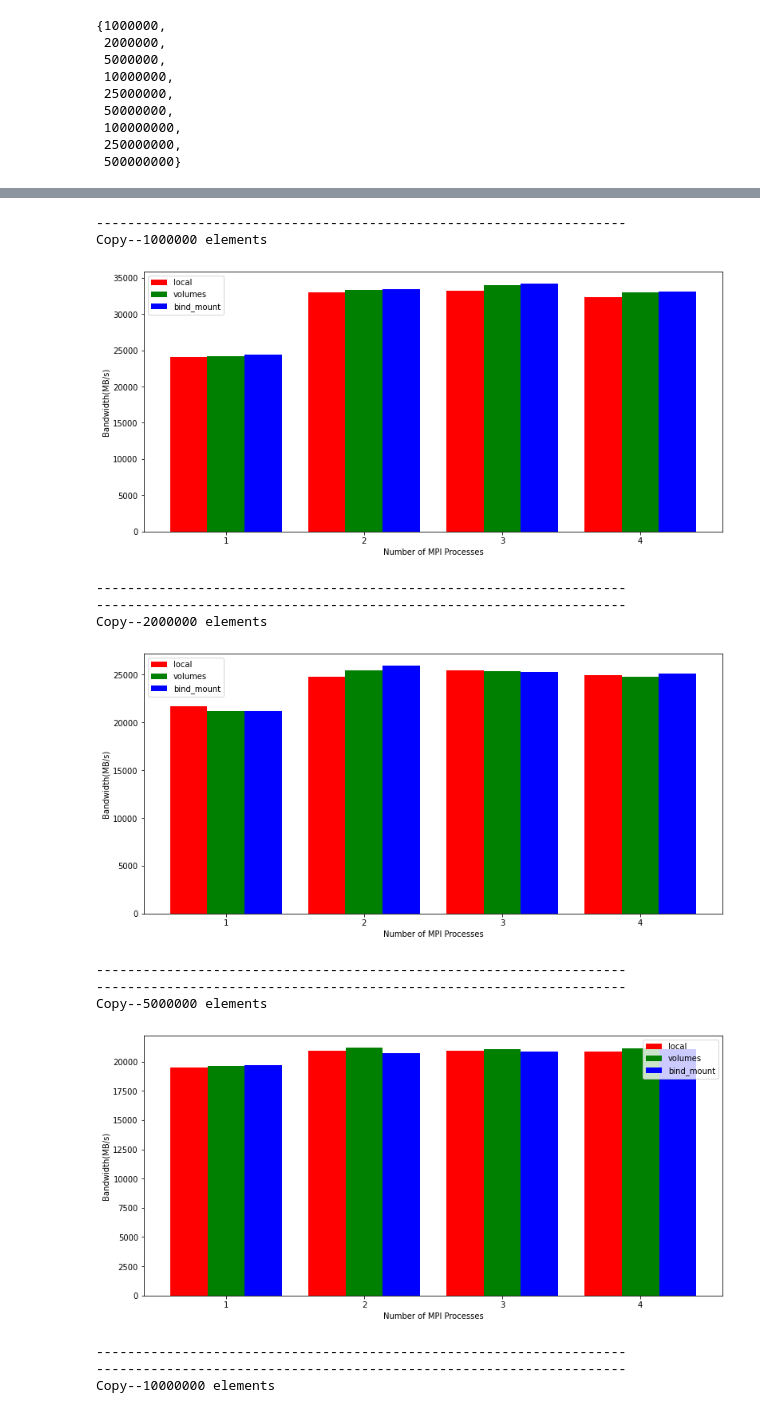
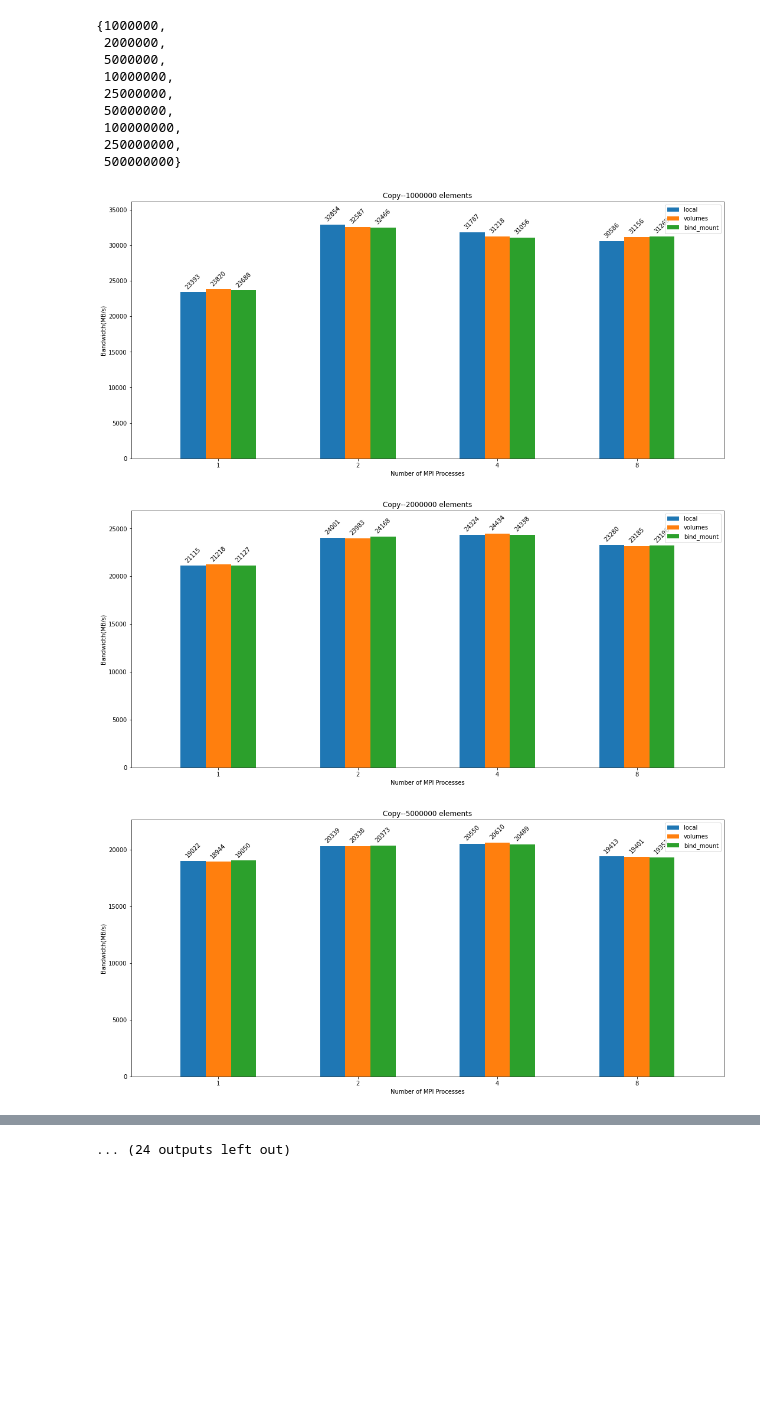
Before and after one commit to Ankur19/STREAM_Benchmark_Tests, a Jupyter notebook: STREAM_Plots.ipynb, the cells around one changed output, grey strips where cells are left out. Saved outputs shown, nothing was run; the diff lists cells and outputs as text; code cells hidden in the pictures; blank space fills up the shorter version.

Commit message:
Added plots

```diff
--- a/STREAM_Plots.ipynb
+++ b/STREAM_Plots.ipynb
@@ -39,47 +40,66 @@ set(list(df_local["NumElements"]))
  100000000,
  250000000,
  500000000}
+# %%
+def autolabel(rects, xpos='center'):
+    """
+    Attach a text label above each bar in *rects*, displaying its height.
+
+    *xpos* indicates which side to place the text w.r.t. the center of
+    the bar. It can be one of the following {'center', 'right', 'left'}.
+    """
+
+    xpos = xpos.lower()  # normalize the case of the parameter
+    ha = {'center': 'center', 'right': 'left', 'left': 'right'}
+    offset = {'center': 0.5, 'right': 0.57, 'left': 0.43}  # x_txt = x + w*off
+
+    for rect in rects:
+        height = rect.get_height()
+        ax.text(rect.get_x() + rect.get_width()*offset[xpos], 1.01*height,
+                '{}'.format(height), ha=ha[xpos], va='bottom', rotation=45)
 # %%
 read_write = ["Copy", "Scale", "Add", "Triad"]
-num_proc = [1,2,3,4]
+num_proc = [1,2,4,8]
 num_part = [1000000,2000000,5000000,10000000,25000000,50000000,100000000,250000000,500000000]
-width = 0.27
+width = 0.18
 ind = np.arange(4)
 
 
 for i in read_write:
     df1 = df_local[df_local["Type"]==i]
     df2 = df_volume[df_volume["Type"]==i]
     df3 = df_bind[df_bind["Type"]==i]
 
     for j in num_part:
         df11 = df1[df1["NumElements"]==j]
         df22 = df2[df2["NumElements"]==j]
         df33 = df3[df3["NumElements"]==j]
-        print("--------------------------------------------------------------------")
-        print(i + "--" + str(j) + " elements")
-        fig = plt.figure(figsize=(13, 6))
+
+        fig = plt.figure(figsize=(18, 8))
         ax = fig.add_subplot(111)
         xvals = []
         yvals = []
         zvals = []
         for k in num_proc:
-            xvals.append(float(df11[df11["Processes"]==k]["Bandwidth"]))
-            yvals.append(float(df22[df22["Processes"]==k]["Bandwidth"]))
-            zvals.append(float(df33[df33["Processes"]==k]["Bandwidth"]))
+            xvals.append(int(df11[df11["Processes"]==k]["Bandwidth"]))
+            yvals.append(int(df22[df22["Processes"]==k]["Bandwidth"]))
+            zvals.append(int(df33[df33["Processes"]==k]["Bandwidth"]))
 
-        rects1 = ax.bar(ind, xvals, width, color='r')
-        rects2 = ax.bar([i+width for i in ind], yvals, width, color='g')
-        rects3 = ax.bar([i+width*2 for i in ind], zvals, width, color='b')
+        rects1 = ax.bar(ind, xvals, width, color='tab:blue')
+        rects2 = ax.bar([i+width for i in ind], yvals, width, color='tab:orange')
+        rects3 = ax.bar([i+width*2 for i in ind], zvals, width, color='tab:green')
         ax.set_xlabel("Number of MPI Processes")
         ax.set_ylabel("Bandwidth(MB/s)")
         ax.set_xticks([i+width for i in ind])
-        ax.set_xticklabels((1,2,3,4))
+        ax.set_xticklabels((1,2,4,8))
         ax.legend((rects1[0], rects2[0], rects3[0]), ("local", "volumes", "bind_mount"))
-        #autolabel(rects1)
-        #autolabel(rects2)
-        #autolabel(rects3)
-
+        plt.title(i + "--" + str(j) + " elements")
+        autolabel(rects1)
+        autolabel(rects2)
+        autolabel(rects3)
+        plt.margins(0.1)
         plt.show()
-        print("--------------------------------------------------------------------")
 # %% [output]
+[figure, new version]
+[figure, new version]
+[figure, new version]
@@ -86,14 +115 @@ for i in read_write:
---------------------------------------------------------------------
-Copy--1000000 elements
+... (24 outputs left out)
-[figure, old version]
---------------------------------------------------------------------
---------------------------------------------------------------------
-Copy--2000000 elements
-[figure, old version]
---------------------------------------------------------------------
---------------------------------------------------------------------
-Copy--5000000 elements
-[figure, old version]
---------------------------------------------------------------------
---------------------------------------------------------------------
-Copy--10000000 elements
```
Also changed, not shown: parts of 3 cells of this notebook, 24 other files.
